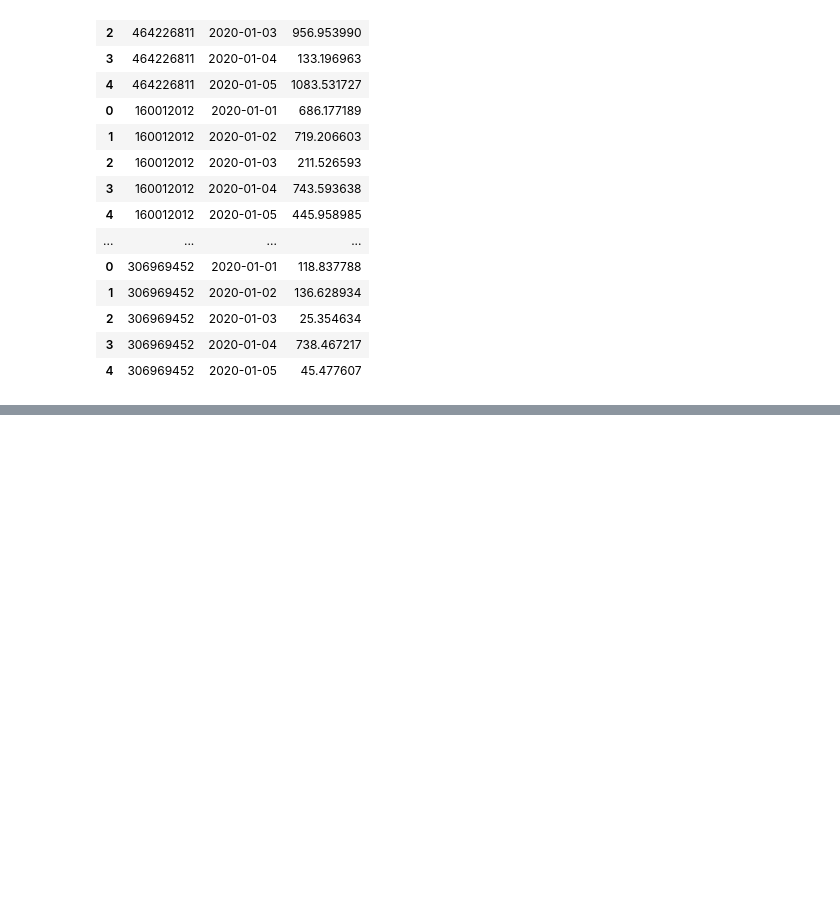
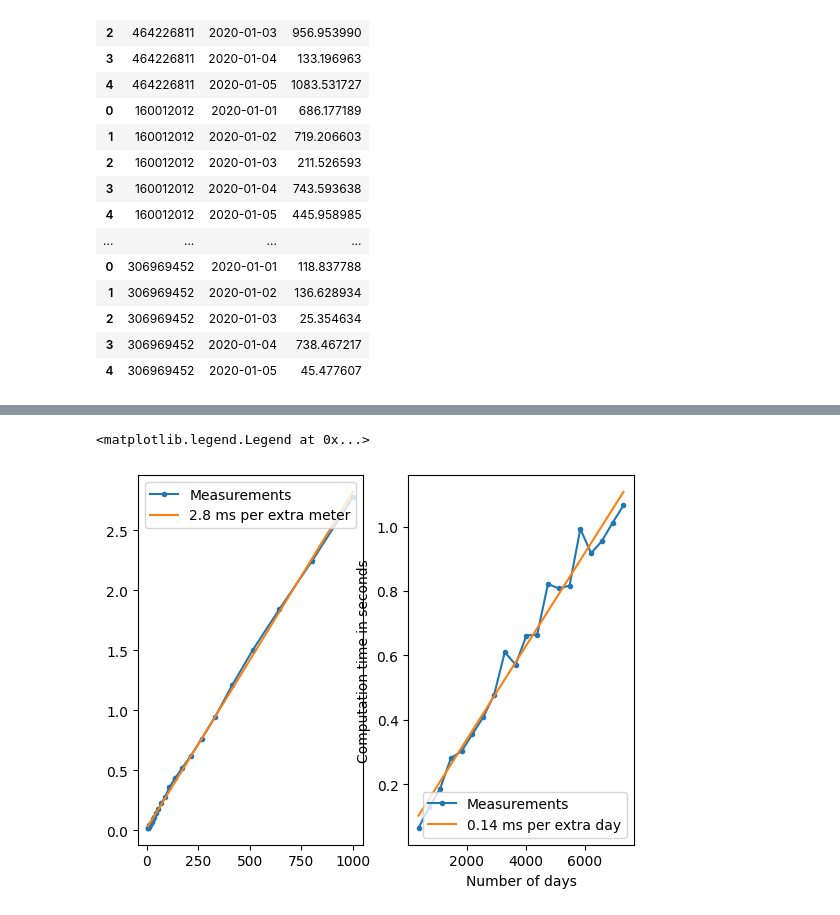
Before and after one commit to sammevreysen/gorilla, a Jupyter notebook: gorilla.ipynb, the cells around one changed output, grey strips where cells are left out. Drawn from its saved outputs; the diff is of its cells as text; code cells hidden in the pictures; blank space fills up the shorter version.

```diff
--- a/gorilla.ipynb
+++ b/gorilla.ipynb
@@ -234,0 +317,12 @@ mock_consumption_data(random_meter_list(5), start_date=datetime(2020,1,1), durat
+# %%
+# variable: number of days
+# fixed: number of meters = 20
+
+n_days = np.arange(365, 365*20+1, 365)
+time_delta_n_days_variable = []
+
+print('\nVariable n_days:')
+for n in n_days:
+    delta = benchmark_cost_table_generation(n_meters=20, n_days=n, rate_table=df_rate_table)
+    print(f'{n}: {delta}')
+    time_delta_n_days_variable.append(delta.total_seconds())
@@ -234,0 +347,16 @@ mock_consumption_data(random_meter_list(5), start_date=datetime(2020,1,1), durat
+# %%
+def regress(x, y, axis=0):
+    x = x.copy()
+    y = y.copy()
+    sx = np.nansum(x, axis=axis)
+    sy = np.nansum(y, axis=axis)
+    sxy = np.nansum((x * y), axis=axis)
+    sxq = np.nansum(x * x, axis=axis)
+    N = np.nansum(np.isfinite(x), axis=axis)
+    m = (N * sxy - sx * sy) / (N * sxq - sx ** 2)
+    b = (sy - m * sx) / N
+    return m,b
+
+# calculate slope of computation time
+m_meter, b_meter = regress(n_meters, time_delta_n_meter_variable)
+m_day, b_day = regress(n_days, time_delta_n_days_variable)
@@ -234,0 +365,19 @@ mock_consumption_data(random_meter_list(5), start_date=datetime(2020,1,1), durat
+# %%
+import matplotlib.pyplot as plt
+
+fig, (ax_meters, ax_days) = plt.subplots(1,2)
+
+ax_meters.plot(n_meters, time_delta_n_meter_variable, '.-', label='Measurements')
+ax_meters.plot(n_meters, m_meter*n_meters+b_meter, '-', label=f'{np.round(m_meter*1000,2)} ms per extra meter')
+plt.xlabel('Number of meters')
+plt.ylabel('Computation time in seconds')
+ax_meters.legend()
+
+ax_days.plot(n_days, time_delta_n_days_variable, '.-', label='Measurements')
+ax_days.plot(n_days, m_day*n_days+b_day, '-', label=f'{np.round(m_day*1000,2)} ms per extra day')
+plt.xlabel('Number of days')
+plt.ylabel('Computation time in seconds')
+ax_days.legend()
+# %% [output]
+<matplotlib.legend.Legend at 0x...>
+[figure, added]
```
Also changed, not shown: parts of 15 cells of this notebook, 1 other file.
